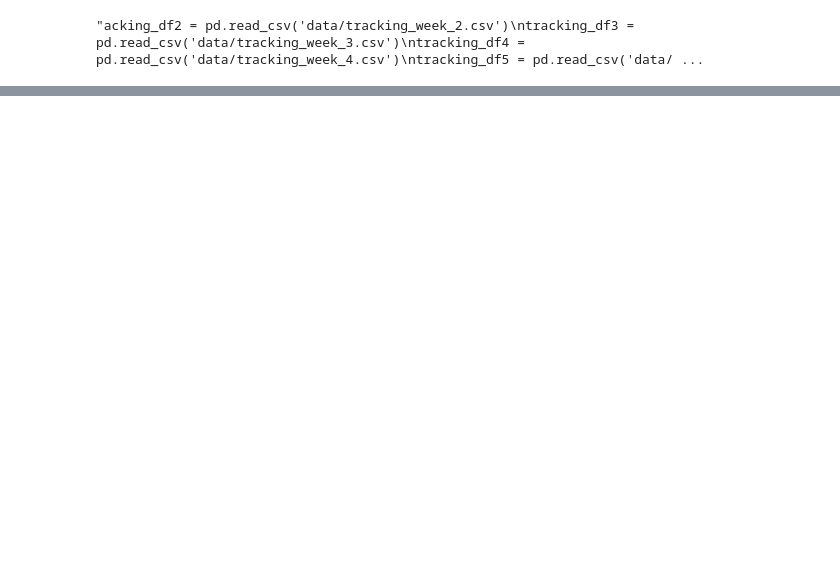
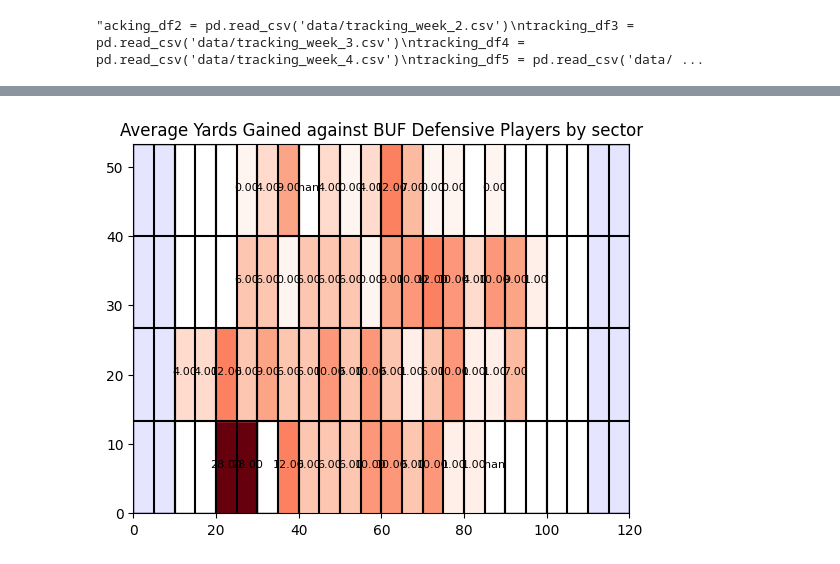
Before and after one commit to Calcula-LLC/NFL-Big-Data-Bowl-2025, a Jupyter notebook: isolated_weakness.ipynb, the cells around one changed output, grey strips where cells are left out. Saved outputs shown, nothing was run; the diff lists cells and outputs as text; code cells hidden in the pictures; blank space fills up the shorter version.

```diff
--- a/isolated_weakness.ipynb
+++ b/isolated_weakness.ipynb
@@ -162,0 +153,41 @@ plt.show()
+# %%
+# Go through the bills_defensive_tracking1 and find the matching gameid and playid in the bills_defensive_plays dataframe
+# For each sector in the tracking data find the average number of yards gained in the corresponding play in the plays dataframe
+# Plot the sectors on the field with the color gradient representing the average yards gained in that sector
+
+defensive_sector_yards = bills_defensive_tracking1.groupby('sector').apply(lambda group: bills_defensive_plays[
+    (bills_defensive_plays['gameId'] == group['gameId'].iloc[0]) &
+    (bills_defensive_plays['playId'] == group['playId'].iloc[0])
+]['yardsGained'].mean())
+
+norm = plt.Normalize(defensive_sector_yards.min(), defensive_sector_yards.max())
+
+fig, ax = plt.subplots()
+ax.set_xlim(0, 120)
+ax.set_ylim(0, 53.3)
+ax.add_patch(patches.Rectangle((0, 0), 120, 53.3, fill=False))
+
+for i in range(1, 11):
+    ax.plot([10 * i, 10 * i], [0, 53.3], color='black')
+
+ax.add_patch(patches.Rectangle((0, 0), 10, 53.3, fill=True, color='blue', alpha=0.1))
+ax.add_patch(patches.Rectangle((110, 0), 10, 53.3, fill=True, color='blue', alpha=0.1))
+
+for i in range(1, 24):
+    ax.plot([5 * i, 5 * i], [0, 53.3], color='black')
+
+for i in range(1, 4):
+    ax.plot([0, 120], [13.325 * i, 13.325 * i], color='black')
+
+cmap = plt.cm.Reds
+for sector, yards in defensive_sector_yards.items():
+    x = sector[0] * 5
+    y = sector[1] * 13.325
+    color = cmap(norm(yards))
+    ax.add_patch(patches.Rectangle((x, y), 5, 13.325, color=color))
+    ax.text(x + 2.5, y + 6.6625, f'{yards:.2f}', color='black', fontsize=8, ha='center')
+
+plt.title('Average Yards Gained against BUF Defensive Players by sector')
+plt.show()
+# %% [output]
+[figure, added]
```
Also changed, not shown: parts of 6 cells of this notebook.
